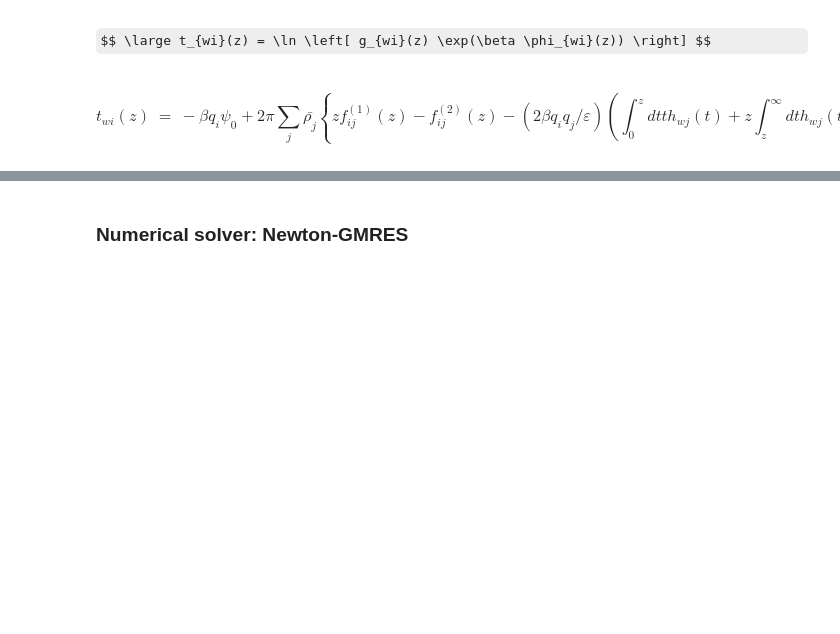
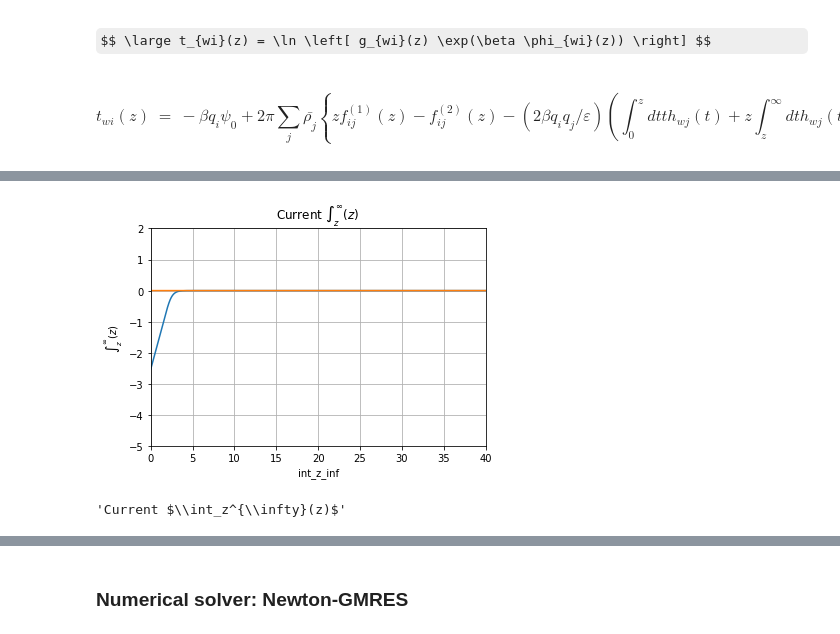
Before and after one commit to Mjboothaus/PhD-Thesis, a Jupyter notebook: notebooks/singlet_kcl.ipynb, the cells around one changed output, grey strips where cells are left out. Saved outputs shown, nothing was run; the diff lists cells and outputs as text; code cells hidden in the pictures; some formulas as TeX source; blank space fills up the shorter version.

```diff
--- a/notebooks/singlet_kcl.ipynb
+++ b/notebooks/singlet_kcl.ipynb
@@ -444,3 +441,8 @@ array([[ 0.00000000e+00,  0.00000000e+00],
+# %%
+make_simple_plot(z, int_z_inf, "int_z_inf", "$\int_z^{\infty}(z)$", "Current $\int_z^{\infty}(z)$", xliml=[0, 40], yliml=[-5, 2])
+# %% [output]
+[figure, added]
+'Current $\\int_z^{\\infty}(z)$'
 # %%
 make_simple_plot(z, tw, "z", "$t_{wi}(z)$", "Current $t_{wi}(z)$", yliml=[-2, 2])
 # %% [output]
```
Also changed, not shown: parts of 7 cells of this notebook, 2 other files.
